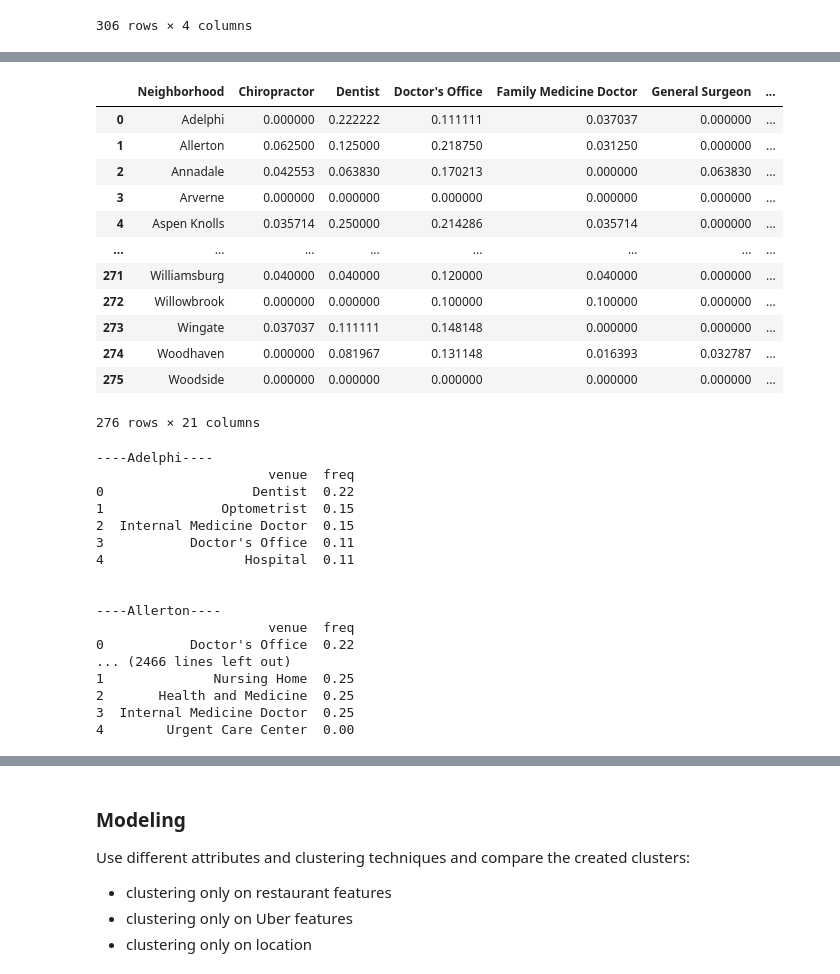
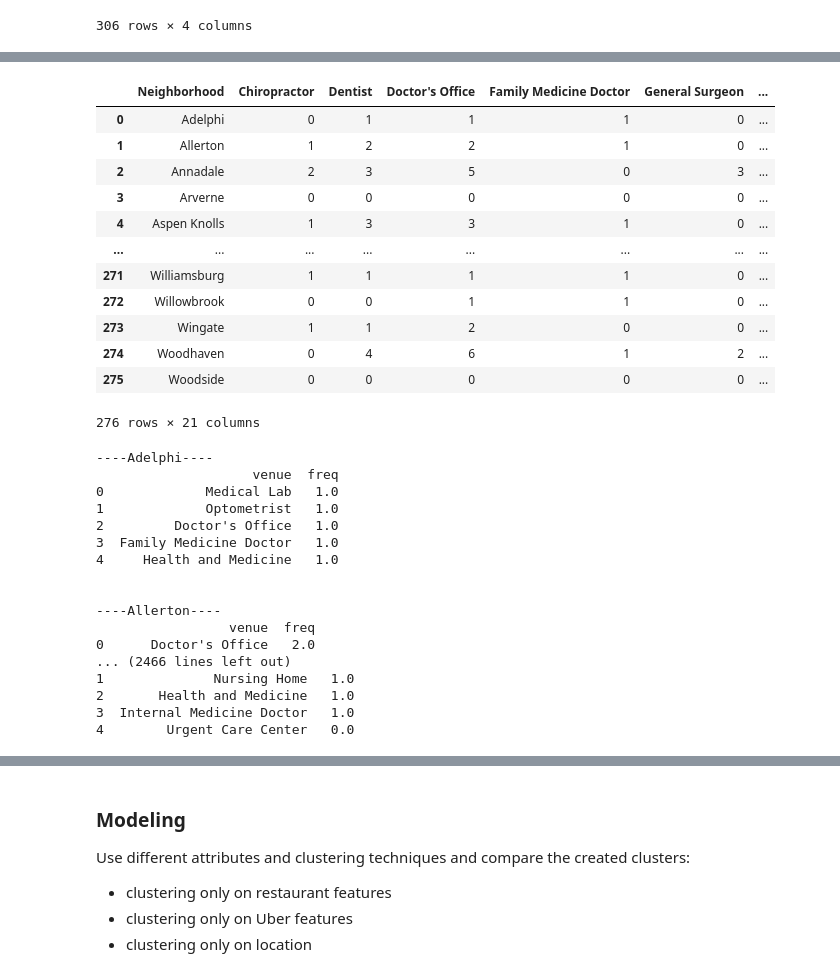
Before and after one commit to Oyenike-Nwanebu/Mid-term-Project, a Jupyter notebook: mid-term-project-II/modeling_healthcare.ipynb, the cells around one changed output, grey strips where cells are left out. Drawn from its saved outputs; the diff is of its cells as text; code cells hidden in the pictures.

```diff
--- a/mid-term-project-II/modeling_healthcare.ipynb
+++ b/mid-term-project-II/modeling_healthcare.ipynb
@@ -14,7 +14,7 @@ import matplotlib.pyplot as plt
 
 from sklearn.cluster import KMeans
 # %%
-nyc_health = pd.read_csv("NYC_care.csv")
+nyc_health = pd.read_csv("NYC_health_places.csv")
 df = pd.read_csv('cities_df.csv')
 # %%
 df
@@ -50,5 +50,3 @@ df
 | 130 | Woodside | -73.901842 | 40.746349 | Queens |
 | 108 | Yorkville | -73.947118 | 40.775930 | Manhattan |
 306 rows × 4 columns
-# %%
-nyc_health = nyc_health.drop(columns='Unnamed: 0')
@@ -87,17 +113,17 @@ manhattan_onehot.shape
 # %%
-manhattan_grouped = manhattan_onehot.groupby('Neighborhood').mean().reset_index()
+manhattan_grouped = manhattan_onehot.groupby('Neighborhood').sum().reset_index()
 manhattan_grouped
 # %% [output]
 |  | Neighborhood | Chiropractor | Dentist | Doctor's Office | Family Medicine Doctor | General Surgeon | ... |
-| 0 | Adelphi | 0.000000 | 0.222222 | 0.111111 | 0.037037 | 0.000000 | ... |
-| 1 | Allerton | 0.062500 | 0.125000 | 0.218750 | 0.031250 | 0.000000 | ... |
-| 2 | Annadale | 0.042553 | 0.063830 | 0.170213 | 0.000000 | 0.063830 | ... |
-| 3 | Arverne | 0.000000 | 0.000000 | 0.000000 | 0.000000 | 0.000000 | ... |
-| 4 | Aspen Knolls | 0.035714 | 0.250000 | 0.214286 | 0.035714 | 0.000000 | ... |
+| 0 | Adelphi | 0 | 1 | 1 | 1 | 0 | ... |
+| 1 | Allerton | 1 | 2 | 2 | 1 | 0 | ... |
+| 2 | Annadale | 2 | 3 | 5 | 0 | 3 | ... |
+| 3 | Arverne | 0 | 0 | 0 | 0 | 0 | ... |
+| 4 | Aspen Knolls | 1 | 3 | 3 | 1 | 0 | ... |
 | ... | ... | ... | ... | ... | ... | ... | ... |
-| 271 | Williamsburg | 0.040000 | 0.040000 | 0.120000 | 0.040000 | 0.000000 | ... |
-| 272 | Willowbrook | 0.000000 | 0.000000 | 0.100000 | 0.100000 | 0.000000 | ... |
-| 273 | Wingate | 0.037037 | 0.111111 | 0.148148 | 0.000000 | 0.000000 | ... |
-| 274 | Woodhaven | 0.000000 | 0.081967 | 0.131148 | 0.016393 | 0.032787 | ... |
-| 275 | Woodside | 0.000000 | 0.000000 | 0.000000 | 0.000000 | 0.000000 | ... |
+| 271 | Williamsburg | 1 | 1 | 1 | 1 | 0 | ... |
+| 272 | Willowbrook | 0 | 0 | 1 | 1 | 0 | ... |
+| 273 | Wingate | 1 | 1 | 2 | 0 | 0 | ... |
+| 274 | Woodhaven | 0 | 4 | 6 | 1 | 2 | ... |
+| 275 | Woodside | 0 | 0 | 0 | 0 | 0 | ... |
 276 rows × 21 columns
@@ -115,22 +151,22 @@ for hood in manhattan_grouped['Neighborhood']:
     print('\n')
 # %% [output]
 ----Adelphi----
-                      venue  freq
-0                   Dentist  0.22
-1               Optometrist  0.15
-2  Internal Medicine Doctor  0.15
-3           Doctor's Office  0.11
-4                  Hospital  0.11
+                    venue  freq
+0             Medical Lab   1.0
+1             Optometrist   1.0
+2         Doctor's Office   1.0
+3  Family Medicine Doctor   1.0
+4     Health and Medicine   1.0
 
 
 ----Allerton----
-                      venue  freq
-0           Doctor's Office  0.22
+                 venue  freq
+0      Doctor's Office   2.0
 ... (2466 lines left out)
-1              Nursing Home  0.25
-2       Health and Medicine  0.25
-3  Internal Medicine Doctor  0.25
-4        Urgent Care Center  0.00
+1              Nursing Home   1.0
+2       Health and Medicine   1.0
+3  Internal Medicine Doctor   1.0
+4        Urgent Care Center   0.0
 # %%
 
 def return_most_common_venues(row, num_top_care):
```
Also changed, not shown: parts of 41 cells of this notebook.
